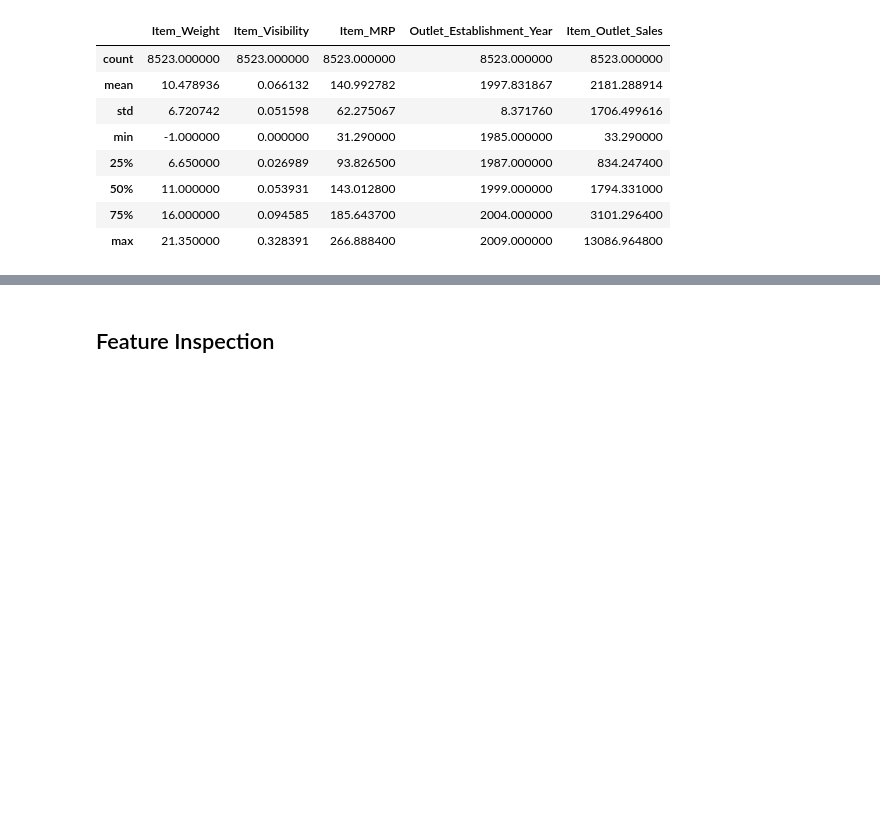
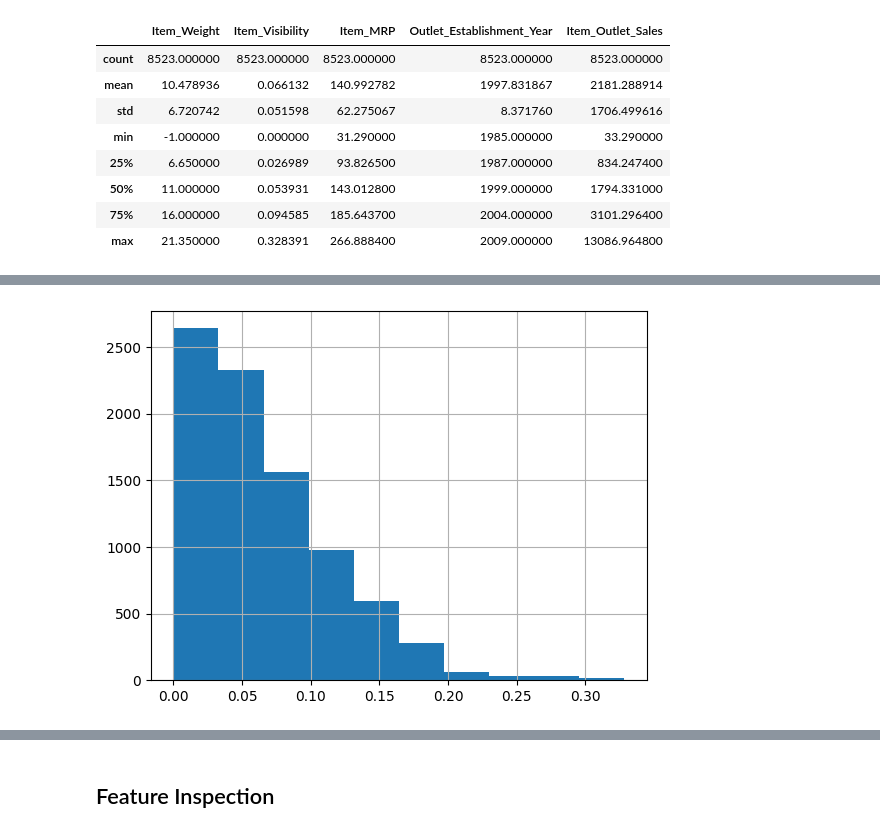
Before and after one commit to EhLeeOod/Prediction-of-Product-Sales, a Jupyter notebook: Prediction_of_Product_Sales.ipynb, the cells around one changed output, grey strips where cells are left out. Saved outputs shown, nothing was run; the diff lists cells and outputs as text; code cells hidden in the pictures; blank space fills up the shorter version.

```diff
--- a/Prediction_of_Product_Sales.ipynb
+++ b/Prediction_of_Product_Sales.ipynb
@@ -187,0 +205,4 @@ df_sales[num_cols].describe()
+# %%
+item_visibility_hist = df_sales['Item_Visibility'].hist()
+# %% [output]
+[figure, added]
```
Also changed, not shown: parts of 19 cells of this notebook.
